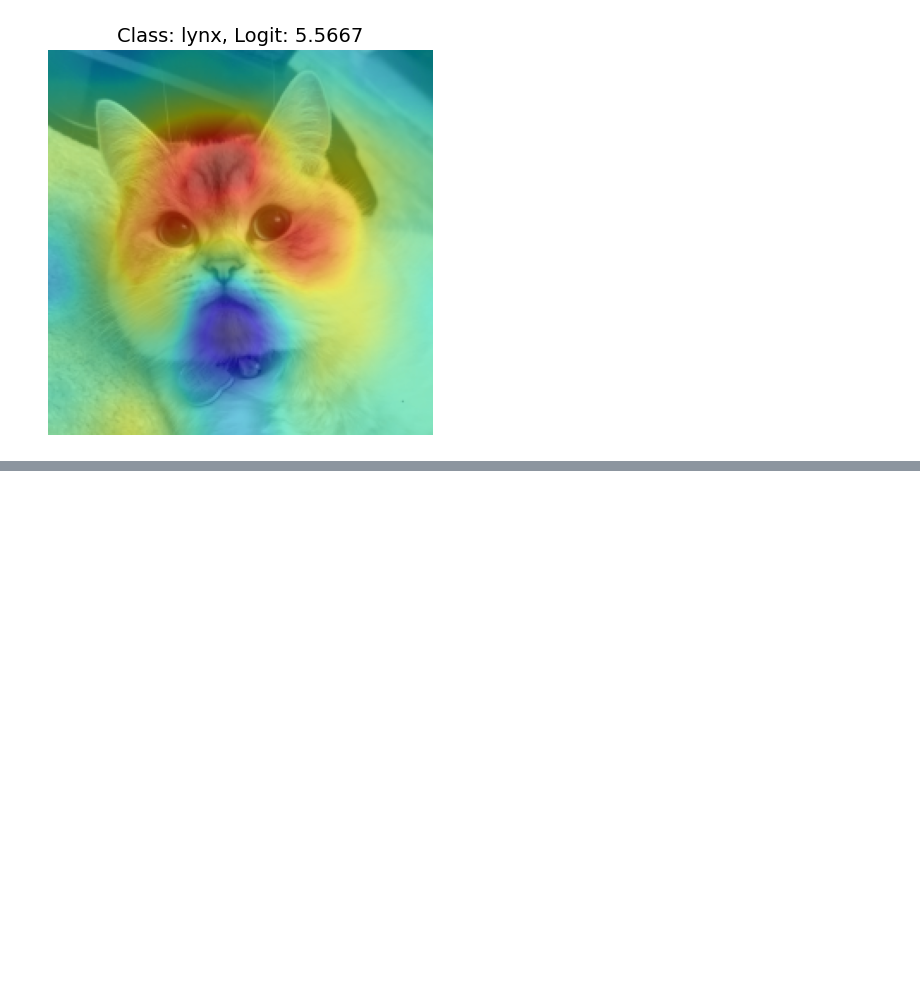
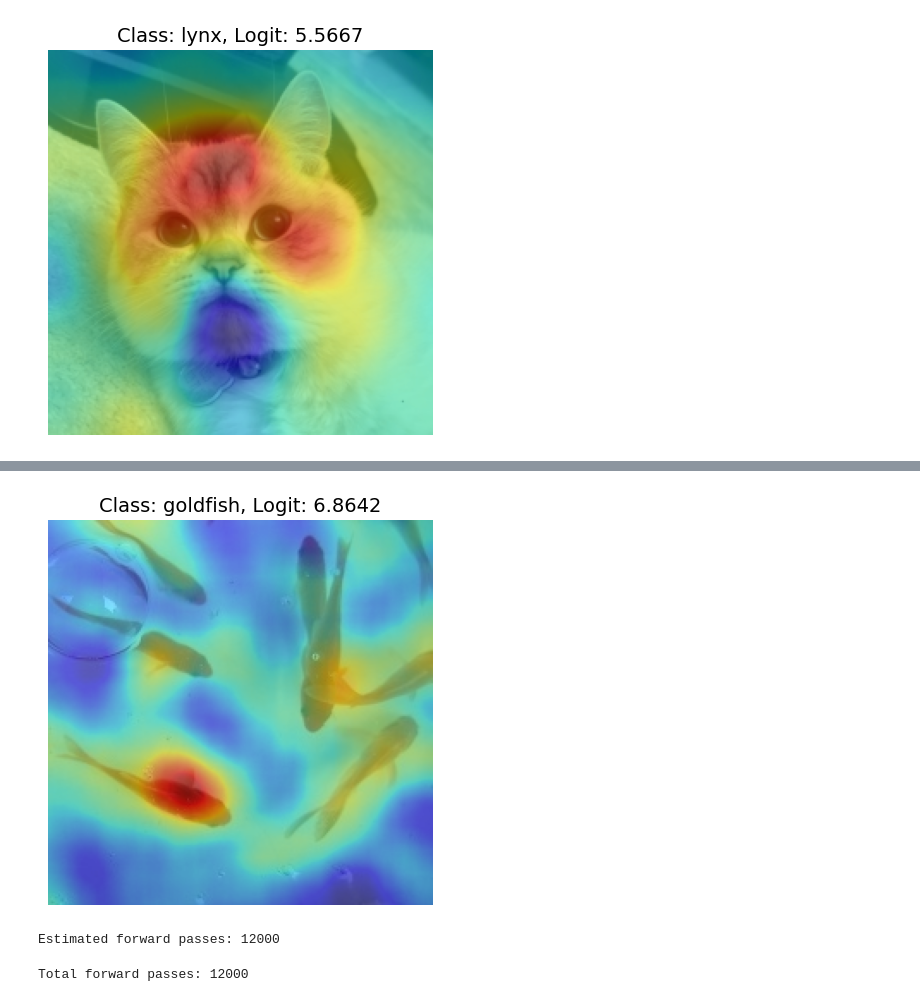
Before and after one commit to muratozturk1337/B-RISE, a Jupyter notebook: notebooks/main.ipynb, the cells around one changed output, grey strips where cells are left out. Drawn from its saved outputs; the diff is of its cells as text; code cells hidden in the pictures; blank space fills up the shorter version.

```diff
--- a/notebooks/main.ipynb
+++ b/notebooks/main.ipynb
@@ -148,0 +158,18 @@ sal_map_banzhaf = utils.draw_saliency_overlay(img, sal_banzhaf, topk, k=0)
+# %%
+rise = RISE(model, img_x)
+rise.generate_masks(N=5000, s=9, p=0.1)
+# %%
+sal = rise.forward(img_x)
+# %%
+topk = utils.get_topk_predictions(model, img_x, weights, k=5)
+# %%
+sal_map = utils.draw_saliency_overlay(img, sal, topk=topk, k=0)
+# %% [output]
+[figure, added]
+# %%
+rise_banzhaf = B_RISE(model, img_x)
+rise_banzhaf.generate_masks(2000, 10, 0.1)
+sal_banzhaf = rise_banzhaf.forward(img_x, K=5)
+# %% [output]
+Estimated forward passes: 12000
+Total forward passes: 12000
```
Also changed, not shown: parts of 8 cells of this notebook, 4 other files.
